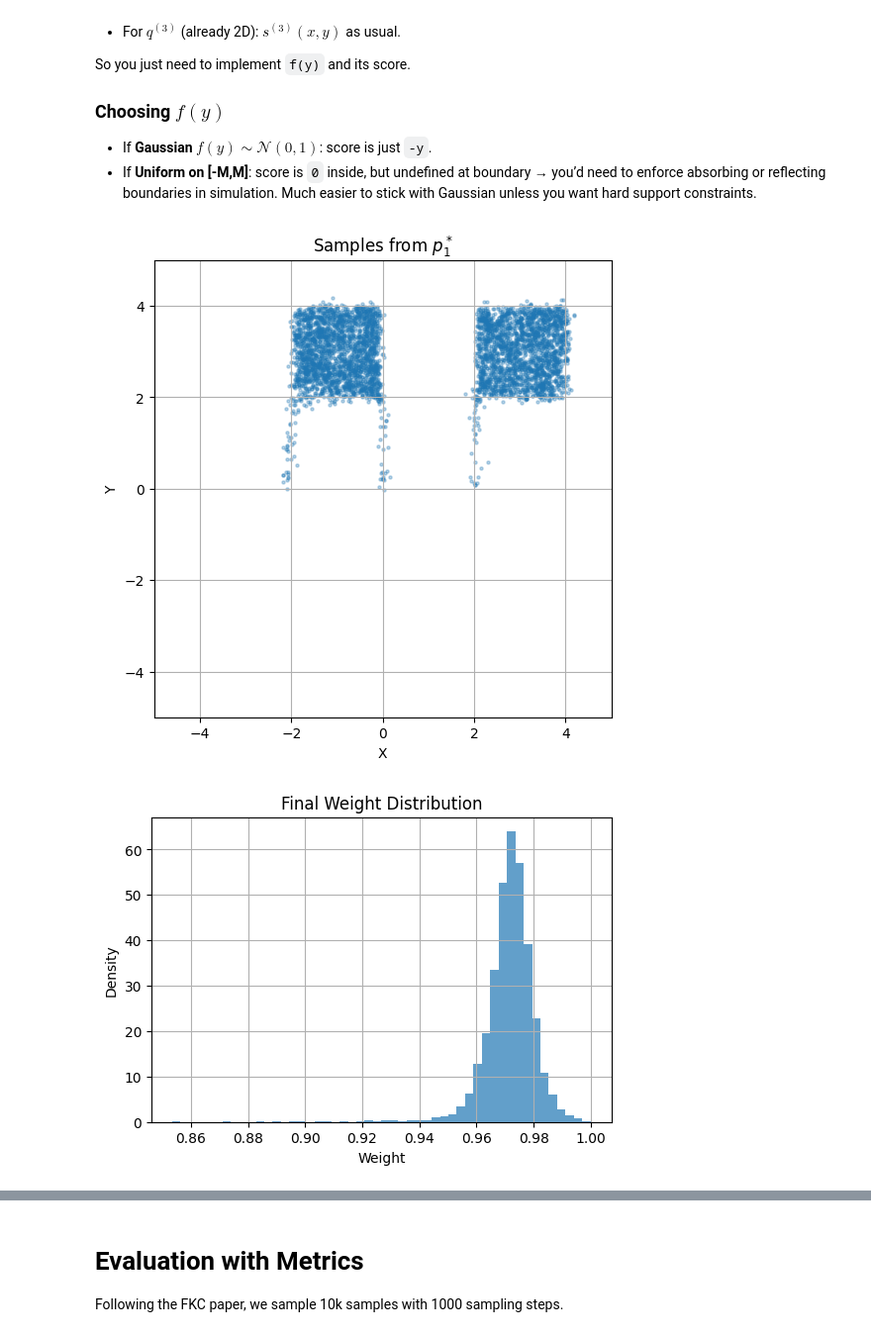
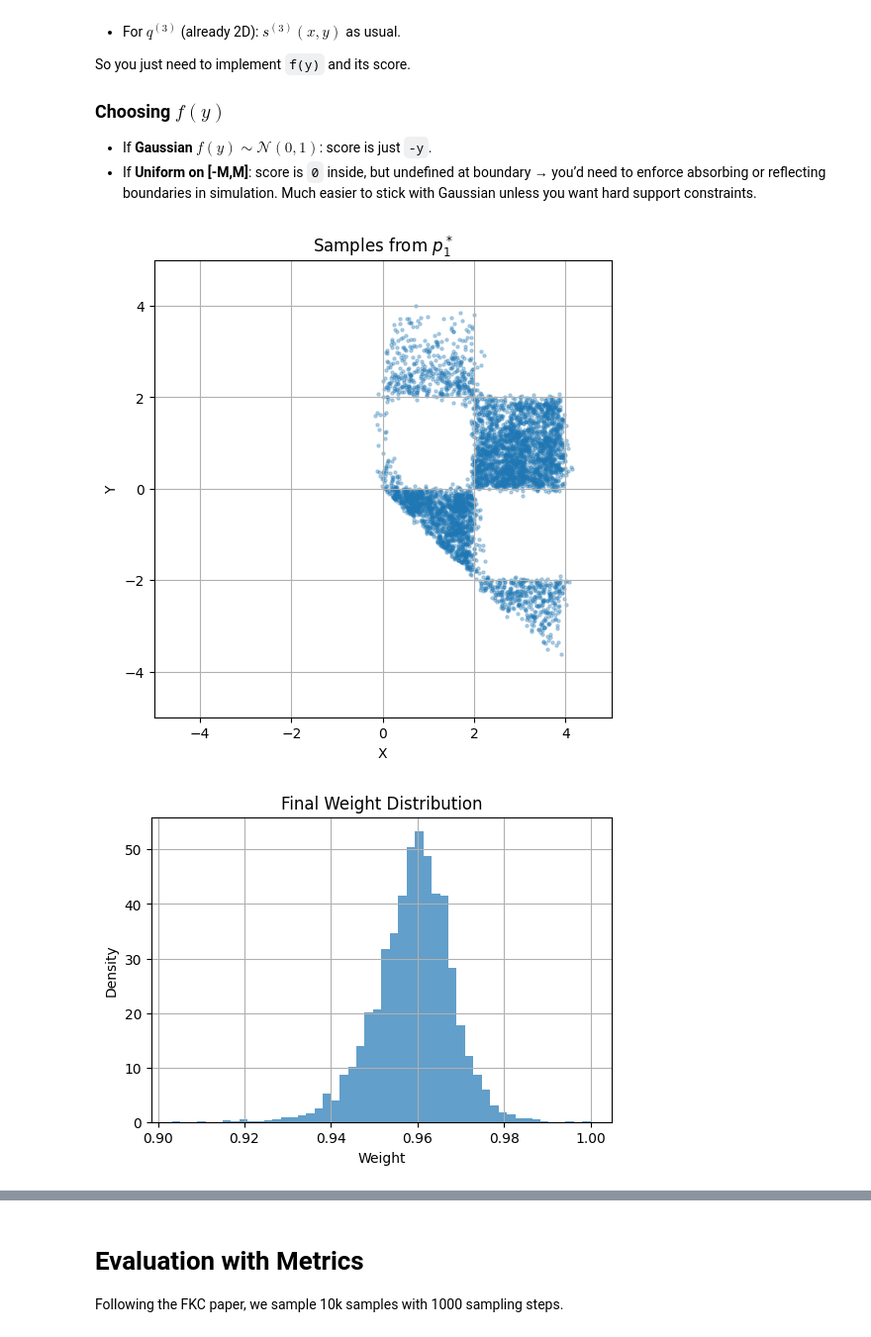
Before and after one commit to ziseoklee/ACE, a Jupyter notebook: 2D-HCG.ipynb, the cells around one changed output, grey strips where cells are left out. Shown at 99% size. Drawn from its saved outputs; the diff is of its cells as text; code cells hidden in the pictures.

```diff
--- a/2D-HCG.ipynb
+++ b/2D-HCG.ipynb
@@ -4,14 +4,18 @@ import matplotlib.pyplot as plt
 import numpy as np
 import random, os
 from datetime import datetime
+import os
+import torch
+import numpy as np
+import pandas as pd
+from utils.metrics.export import compute_sample_based_metrics
+from hcg.interpolant import MLPInstFlexible, run_training_v_s
+from hcg.sample_data import sample_checkerboard, make_conditions, sample_data_model1, sample_data_model2, sample_data_model3, ground_truth_hcg, plot_diagnostics
+from hcg.hcg import simulate_hcg, simulate_hcg_generalized
 
 device = torch.device("cuda" if torch.cuda.is_available() else "cpu")
 torch.manual_seed(0); random.seed(0); np.random.seed(0)
 print("device →", device)
-
-from hcg.interpolant import MLPInstFlexible, run_training_v_s
-from hcg.sample_data import sample_checkerboard, make_conditions, sample_data_model1, sample_data_model2, sample_data_model3, ground_truth_hcg, plot_diagnostics
-from hcg.hcg import simulate_hcg, simulate_hcg_generalized
 
 ### Run this ONCE per experiment
 new_experiment = False  # Set to False to reuse an old experiment ID
@@ -22,5 +26,9 @@ else:
     experiment_id = "experiment_20250830"  # Use a fixed ID for reproducibility
 
 bs = 5000
+A, B = 1, 1  # Conditions to use for training
+# plot ground truth
+samples_gt = ground_truth_hcg(bs, cond_A=A, cond_B=B).cpu().numpy()
+plot_diagnostics(samples_gt, torch.zeros(bs), [torch.zeros(bs)], save_name=f"{experiment_id}/ground_truth")
 # %% [output]
 device → cuda
@@ -73,12 +74,12 @@ samples, logw_final, logw_history, sample_history = simulate_hcg_generalized(
         lambda x, t: s3_fn(x, t, torch.full((x.size(0), 1), B, device=x.device))         # s3(Z|B)
     ],
     gamma_list=[1, -1, 1],     # from log-weight increment in simulate_hcg
-    proj_list=[
+    emb_list=[
         lambda z: z[:, :1],    # project to X
         lambda z: z[:, :1],    # project to X
         lambda z: z            # identity for Z
     ],
-    inv_proj_list=[
+    trans_emb_list=[
         lambda x: torch.cat([x, torch.zeros(x.size(0), 1, device=x.device)], dim=1),  # embed X→Z
         lambda x: torch.cat([x, torch.zeros(x.size(0), 1, device=x.device)], dim=1),  # embed X→Z
         lambda z: z  # identity
@@ -154,7 +165,7 @@ A, B = 1, 1  # Conditioning values
 def s_fp(y):           # y has shape (bs,1)
     return -y
 def s_fn(y):           # y has shape (bs,1)
-    return -y # -0.5*y
+    return -0.5*y # -0.5*y
 def v_fp(y, t):        # choose zero deterministic drift in y
     return torch.zeros_like(y)
 def v_fn(y, t):        # choose zero deterministic drift in y
@@ -166,36 +177,36 @@ v_fn_list = [
     lambda z, t: torch.cat([ v2_fn(z[:, :1], t),            v_fn(z[:, 1:2], t) ], dim=1),
     lambda z, t: v3_fn(z, t, torch.full((z.size(0), 1), B, device=z.device))   # already 2D
 ]
 s_fn_list = [
     lambda z, t: torch.cat([ s1_fn(z[:, :1], t, torch.full((z.size(0), 1), A, device=z.device)), s_fp(z[:, 1:2]) ], dim=1),
     lambda z, t: torch.cat([ s2_fn(z[:, :1], t),            s_fn(z[:, 1:2]) ], dim=1),
     lambda z, t: s3_fn(z, t, torch.full((z.size(0), 1), B, device=z.device))   # already 2D
 ]
 # pass identity projections since all are now 2D
-proj_list = [lambda z: z, lambda z: z, lambda z: z]
-inv_proj_list = [lambda z: z, lambda z: z, lambda z: z]
+emb_list = [lambda z: z, lambda z: z, lambda z: z]
+trans_emb_list = [lambda z: z, lambda z: z, lambda z: z]
 # v_star: extend original v1 in x and zero in y
 v_star = lambda z, t: v3_fn(z, t, torch.full((z.size(0), 1), B, device=z.device))
 #lambda z, t: torch.cat([ v1_fn(z[:, :1], t, torch.full((z.size(0), 1), A, device=z.device)), torch.zeros(z.size(0), 1, device=z.device) ], dim=1)
 
 
 samples, logw_final, logw_history, sample_history = simulate_hcg_generalized(
     x0=x0,
     dim_list=[2, 2, 2],  # dims for q^1(X|A), q^2(X), q^3(Z|B)
     v_fn_list=v_fn_list,
     s_fn_list=s_fn_list,
     gamma_list=[1, -1, 1],     # from log-weight increment in simulate_hcg
-    proj_list=proj_list,
-    inv_proj_list=inv_proj_list,
+    emb_list=emb_list,
+    trans_emb_list=trans_emb_list,
     sigma_fn=sigma_fn,
     v_star=v_star,
     t0=0.0, t1=1.0, n_steps=1000,
     device="cuda",
     resample=True,
     ess_threshold=0.5
 )
 samples = samples.cpu().numpy()
 plot_diagnostics(samples, logw_final, logw_history, save_name=f"{experiment_id}/fkc-1")
 # %% [output]
-[figure, old version]
+[figure, new version]
-[figure, old version]
+[figure, new version]
```
Also changed, not shown: parts of 12 cells of this notebook, 2 other files.
